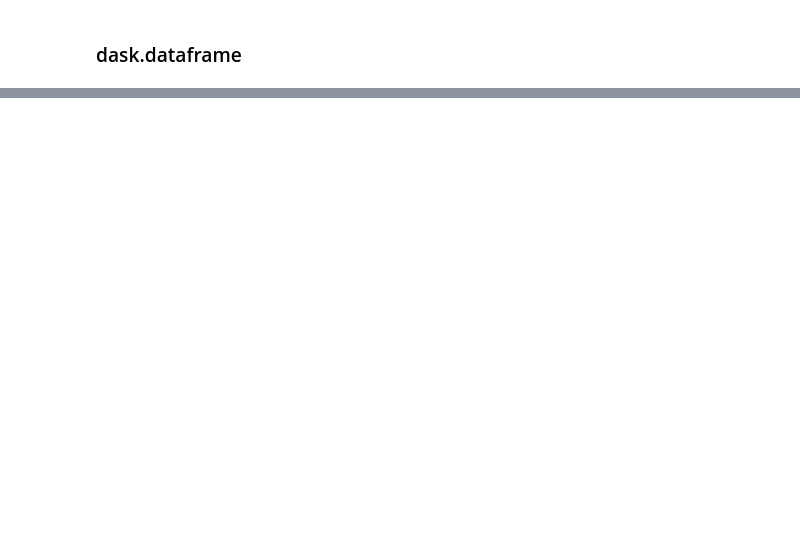
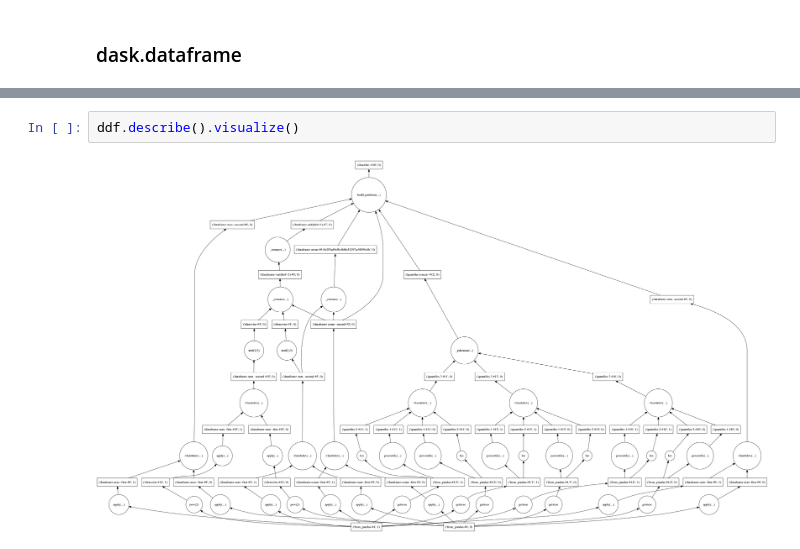
Before and after one commit to sinhrks/PyConJP2015, a Jupyter notebook: Dask_lightningtalk.ipynb, the cells around one changed output, grey strips where cells are left out. Cells and saved outputs as stored; diff of their text form; blank space fills up the shorter version.

```diff
--- a/Dask_lightningtalk.ipynb
+++ b/Dask_lightningtalk.ipynb
@@ -112,0 +102,4 @@ dbag
+# %%
+ddf.describe().visualize()
+# %% [output]
+[figure, added]
```
Also changed, not shown: parts of 38 cells of this notebook, 1 other file.
